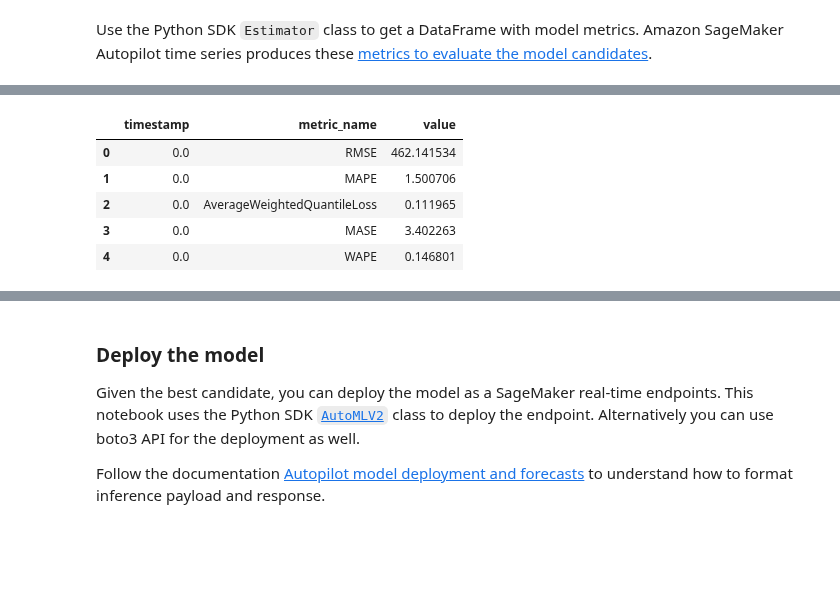
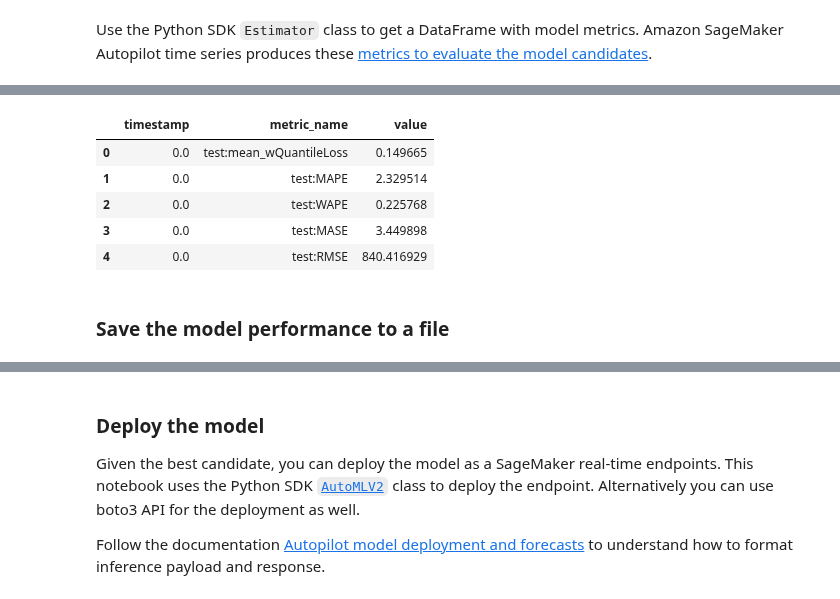
Before and after one commit to aws-samples/modern-time-series-forecasting-on-aws, a Jupyter notebook: notebooks/lab2_sagemaker_autopilot_api.ipynb, the cells around one changed output, grey strips where cells are left out. Cells and saved outputs as stored; diff of their text form; code cells hidden in the pictures; blank space fills up the shorter version.

```diff
--- a/notebooks/lab2_sagemaker_autopilot_api.ipynb
+++ b/notebooks/lab2_sagemaker_autopilot_api.ipynb
@@ -49,6 +51,7 @@ sagemaker.__version__
 ## Set literals and general variables
 # %%
 sagemaker_session = sagemaker.Session()
+sm = boto3.client("sagemaker")
 # %%
 s3_bucket = sagemaker_session.default_bucket()  # replace with an existing bucket if needed
 s3_prefix = "autopilot-demo-notebook"  # prefix used for all data stored within the bucket
@@ -413,3 +432,4 @@ estimator = sagemaker.estimator.Estimator.attach(best_training_job_name)
 # %%
-estimator.training_job_analytics.dataframe()
+model_metrics_df = estimator.training_job_analytics.dataframe()
+model_metrics_df
 # %% [output]
@@ -416,6 +441,8 @@ estimator.training_job_analytics.dataframe()
 |  | timestamp | metric_name | value |
-| 0 | 0.0 | RMSE | 462.141534 |
-| 1 | 0.0 | MAPE | 1.500706 |
-| 2 | 0.0 | AverageWeightedQuantileLoss | 0.111965 |
-| 3 | 0.0 | MASE | 3.402263 |
-| 4 | 0.0 | WAPE | 0.146801 |
+| 0 | 0.0 | test:mean_wQuantileLoss | 0.149665 |
+| 1 | 0.0 | test:MAPE | 2.329514 |
+| 2 | 0.0 | test:WAPE | 0.225768 |
+| 3 | 0.0 | test:MASE | 3.449898 |
+| 4 | 0.0 | test:RMSE | 840.416929 |
+# %% [markdown]
+### Save the model performance to a file
```
Also changed, not shown: parts of 24 cells of this notebook, 10 other files.
